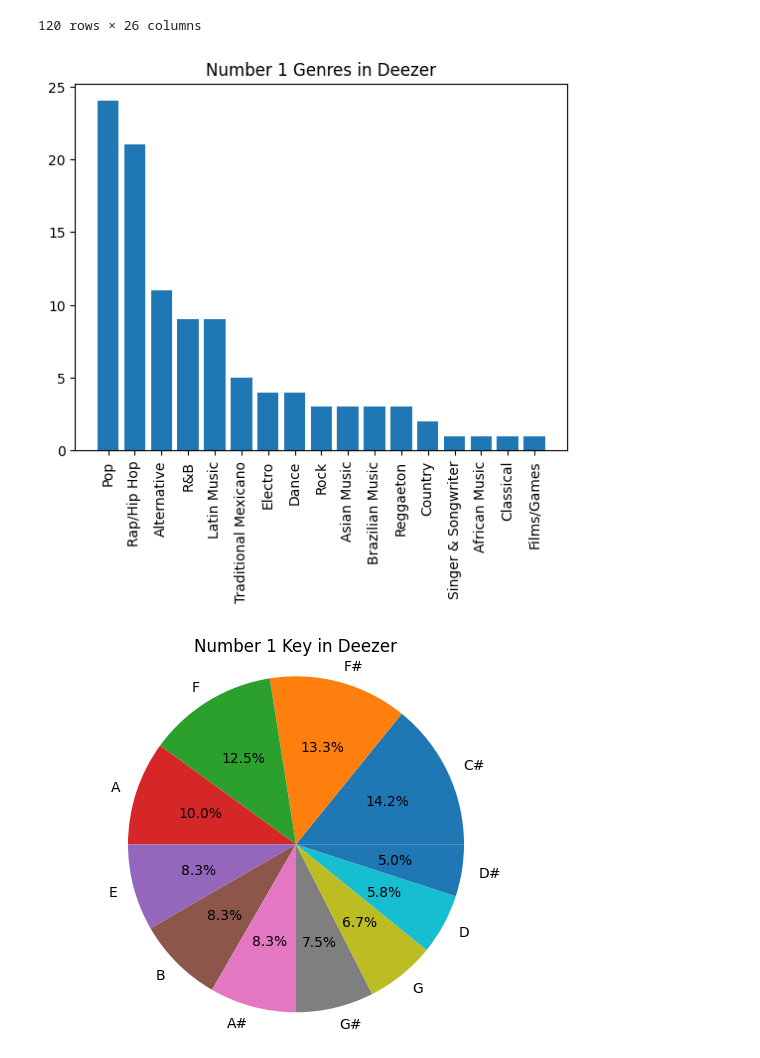
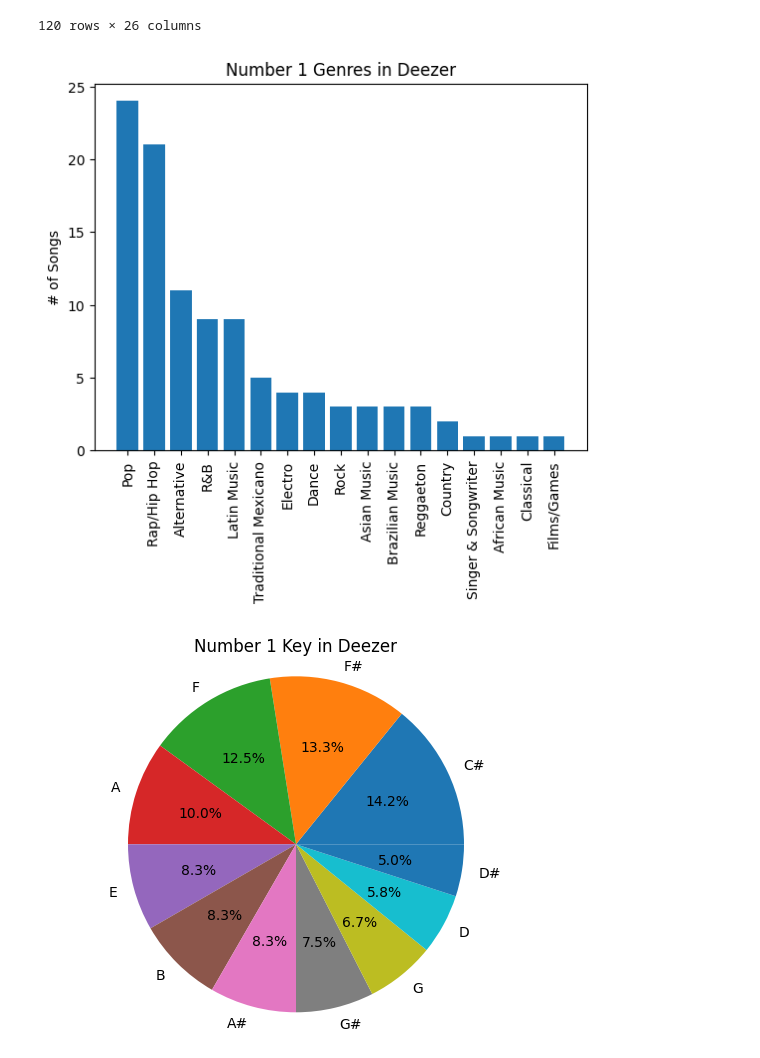
Before and after one commit to alaa-aleryani/Project_1, a Jupyter notebook: music.ipynb, the cells around one changed output. Cells and saved outputs as stored; diff of their text form; code cells hidden in the pictures.

Commit message:
Saved graphs for Q1

```diff
--- a/music.ipynb
+++ b/music.ipynb
@@ -409,12 +419,14 @@ no1_deezer
 # %%
 ## Make a pie graph for deezer no 1 music genre
 no1_deezer_genre= no1_deezer["Deezer Genre"].value_counts()
 plt.bar(no1_deezer_genre.index,no1_deezer_genre)
 plt.title("Number 1 Genres in Deezer")
+plt.ylabel("# of Songs")
+plt.savefig("output/Number 1 Genre in Deezer_Q1.png")
 plt.xticks(rotation=90)
 plt.show()
 # %% [output]
-[figure, old version]
+[figure, new version]
 # %%
 # Make a pie graph for deezer no 1 key
 no1_deezer_key= no1_deezer["key"].value_counts()
```
Also changed, not shown: parts of 14 cells of this notebook, 12 other files.
